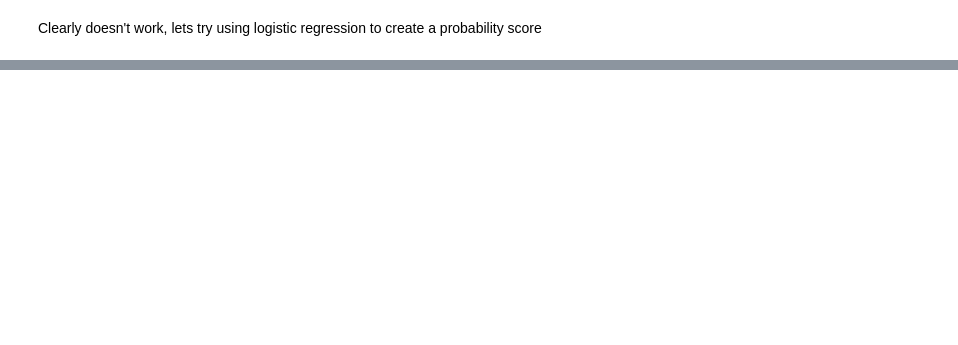
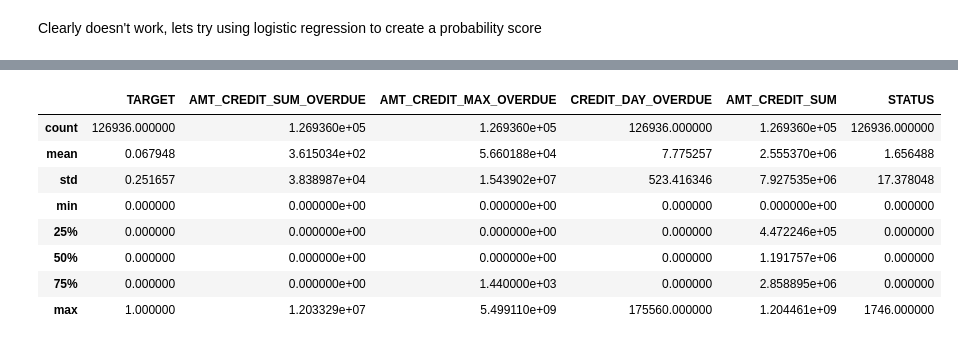
Before and after one commit to theayang/DATA_403_Project_2, a Jupyter notebook: bureau.ipynb, the cells around one changed output, grey strips where cells are left out. Saved outputs shown, nothing was run; the diff lists cells and outputs as text; code cells hidden in the pictures; blank space fills up the shorter version.

```diff
--- a/bureau.ipynb
+++ b/bureau.ipynb
@@ -120,0 +118,12 @@ for_lr
+# %%
+for_lr.describe()
+# %% [output]
+|  | TARGET | AMT_CREDIT_SUM_OVERDUE | AMT_CREDIT_MAX_OVERDUE | CREDIT_DAY_OVERDUE | AMT_CREDIT_SUM | STATUS |
+| count | 126936.000000 | 1.269360e+05 | 1.269360e+05 | 126936.000000 | 1.269360e+05 | 126936.000000 |
+| mean | 0.067948 | 3.615034e+02 | 5.660188e+04 | 7.775257 | 2.555370e+06 | 1.656488 |
+| std | 0.251657 | 3.838987e+04 | 1.543902e+07 | 523.416346 | 7.927535e+06 | 17.378048 |
+| min | 0.000000 | 0.000000e+00 | 0.000000e+00 | 0.000000 | 0.000000e+00 | 0.000000 |
+| 25% | 0.000000 | 0.000000e+00 | 0.000000e+00 | 0.000000 | 4.472246e+05 | 0.000000 |
+| 50% | 0.000000 | 0.000000e+00 | 0.000000e+00 | 0.000000 | 1.191757e+06 | 0.000000 |
+| 75% | 0.000000 | 0.000000e+00 | 1.440000e+03 | 0.000000 | 2.858895e+06 | 0.000000 |
+| max | 1.000000 | 1.203329e+07 | 5.499110e+09 | 175560.000000 | 1.204461e+09 | 1746.000000 |
```
Also changed, not shown: parts of 14 cells of this notebook, 1 other file.
